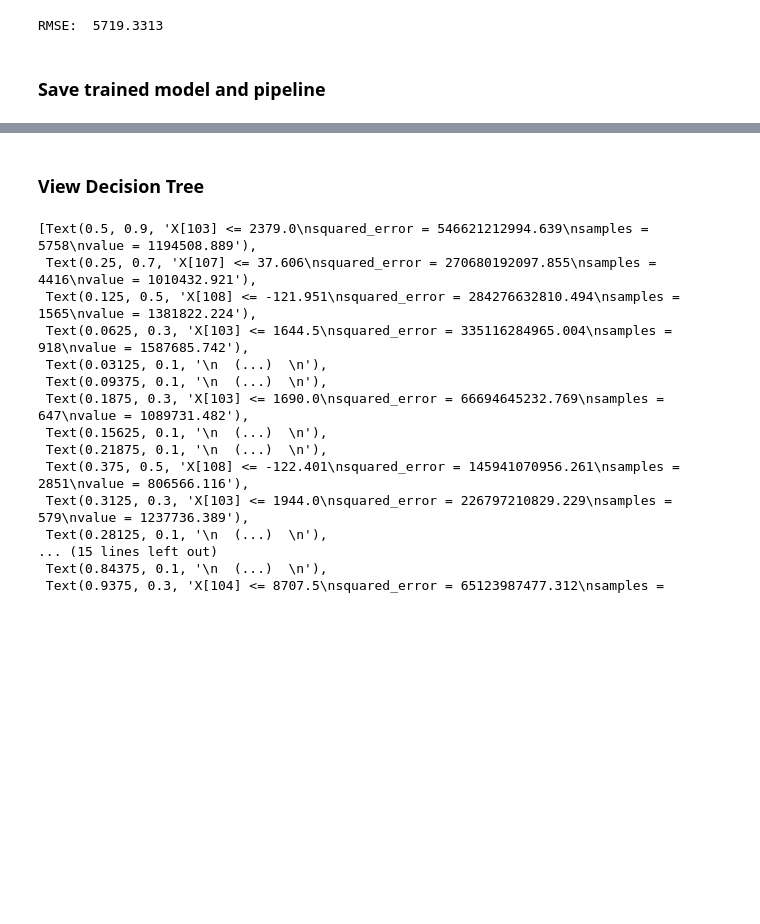
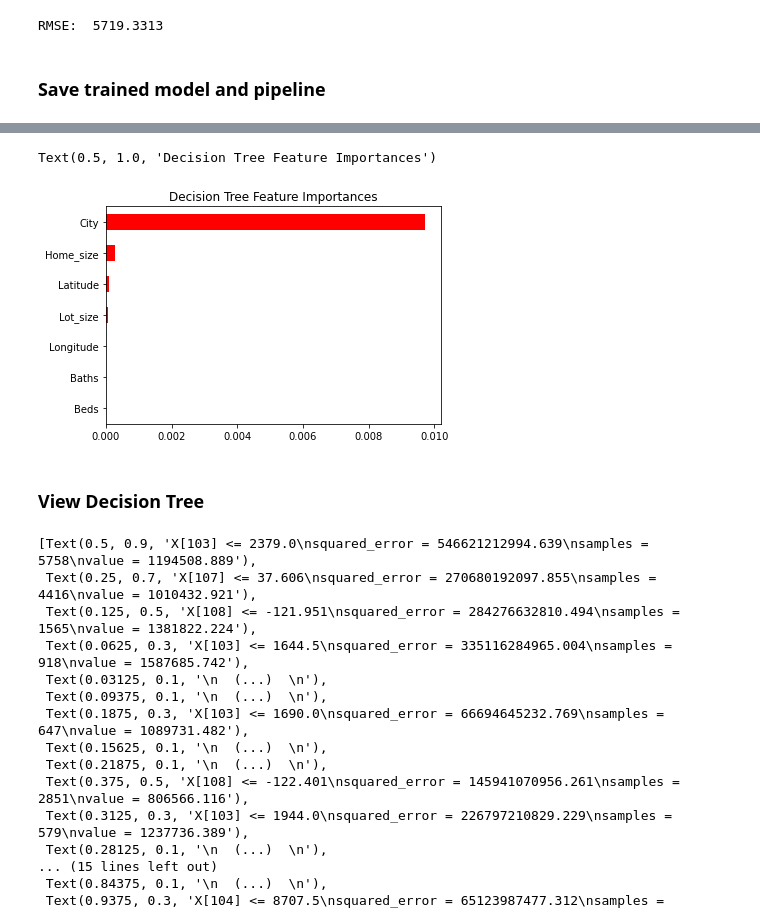
Before and after one commit to mdhsieh/smartphone-app-project, a Jupyter notebook: house_price_model_cmpe_277.ipynb, the cells around one changed output, grey strips where cells are left out. Drawn from its saved outputs; the diff is of its cells as text; code cells hidden in the pictures; blank space fills up the shorter version.

Commit message:
feat: Add feature importance graph into notebook.

```diff
--- a/house_price_model_cmpe_277.ipynb
+++ b/house_price_model_cmpe_277.ipynb
@@ -243,6 +264,8 @@ y = data_all['Price']
 # x2 = data_all[['Home_size', 'Lot_size', 'Beds', 'Baths', 'Latitude', 'Longitude']]
 x2 = data_all[['Home_size', 'Lot_size', 'Beds', 'Baths', 'Latitude', 'Longitude', 'City']]
 
+# save in order to check feature importance
+orig_train = x2
 
 pipeline = build_pipeline()
 print("built pipeline")
@@ -310,0 +336,6 @@ file.close()
+# %%
+columns = orig_train.columns
+print('num original train features:', len(columns))
+# print(x2)
+importance = regressor.feature_importances_
+print('num feature importances:', len(importance))
@@ -310,0 +347,15 @@ file.close()
+# %%
+# There were 7 original input columns: 'Home_size', 'Lot_size', 'Beds', 'Baths', 'Latitude', 'Longitude', 'City'
+# There are 103 cities available. After 1-hot encoding, the City column becomes 103 separate columns.
+# 6 original + 103 1-hot = 109 columns = 109 elements in feature importance array
+# print(columns)
+importance_without_city = importance[:6]
+# print(len(importance_without_city))
+# print(importance_without_city)
+# Dividing by 103 only to make visualization of other features easier to see
+sum_city_importance = sum(importance[6:]) / 103
+print('estimated cities importance:', sum_city_importance)
+# print(type(sum_city_importance))
+estimated_importance = np.append(importance_without_city, sum_city_importance)
+print('total num feature importances:', len(estimated_importance))
+print(estimated_importance)
@@ -310,0 +367,3 @@ file.close()
+# %%
+combo = pd.Series(estimated_importance, columns)
+combo
@@ -311,3 +379,10 @@ file.close()
+# %%
+plt.figure(figsize=(6,4))
+combo.sort_values().plot.barh(color='red')
+plt.title('Decision Tree Feature Importances')
+# %% [output]
+Text(0.5, 1.0, 'Decision Tree Feature Importances')
+[figure, added]
 # %% [markdown]
 ### View Decision Tree
 # %%
```
Also changed, not shown: parts of 8 cells of this notebook.
